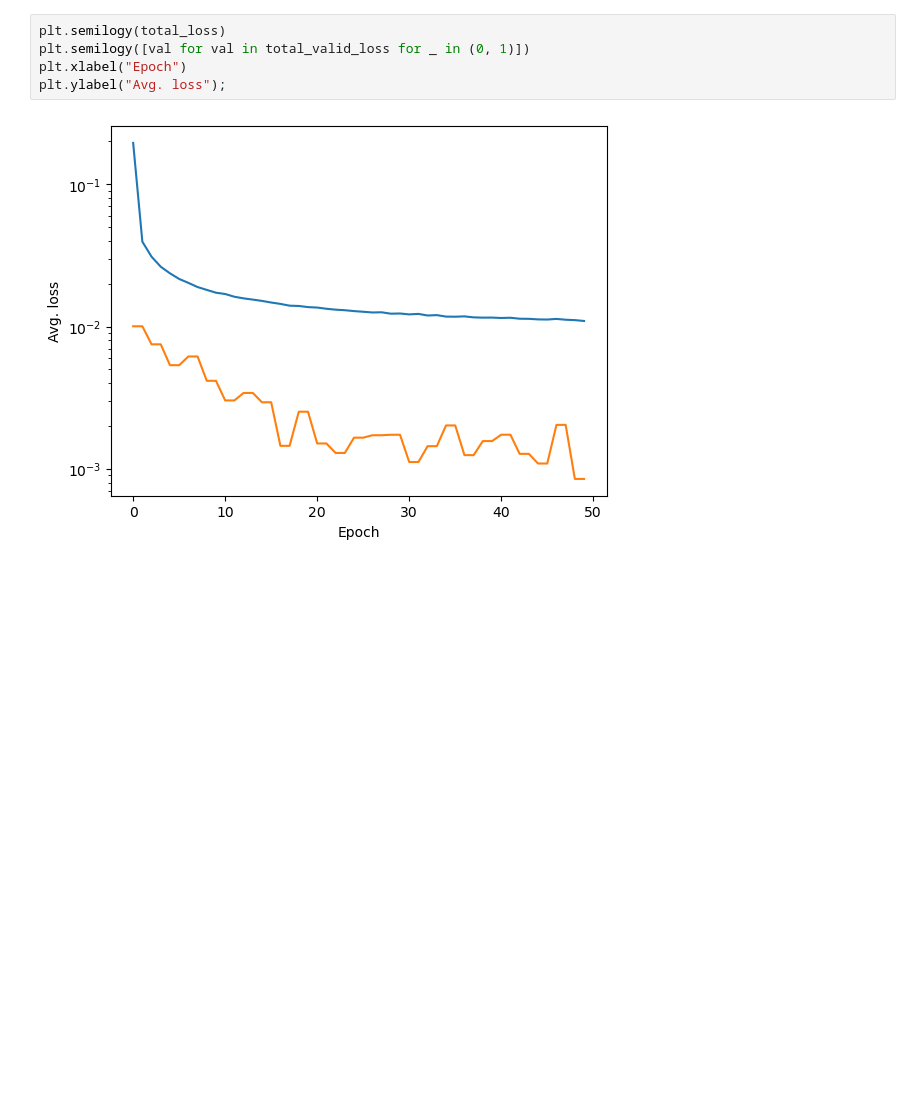
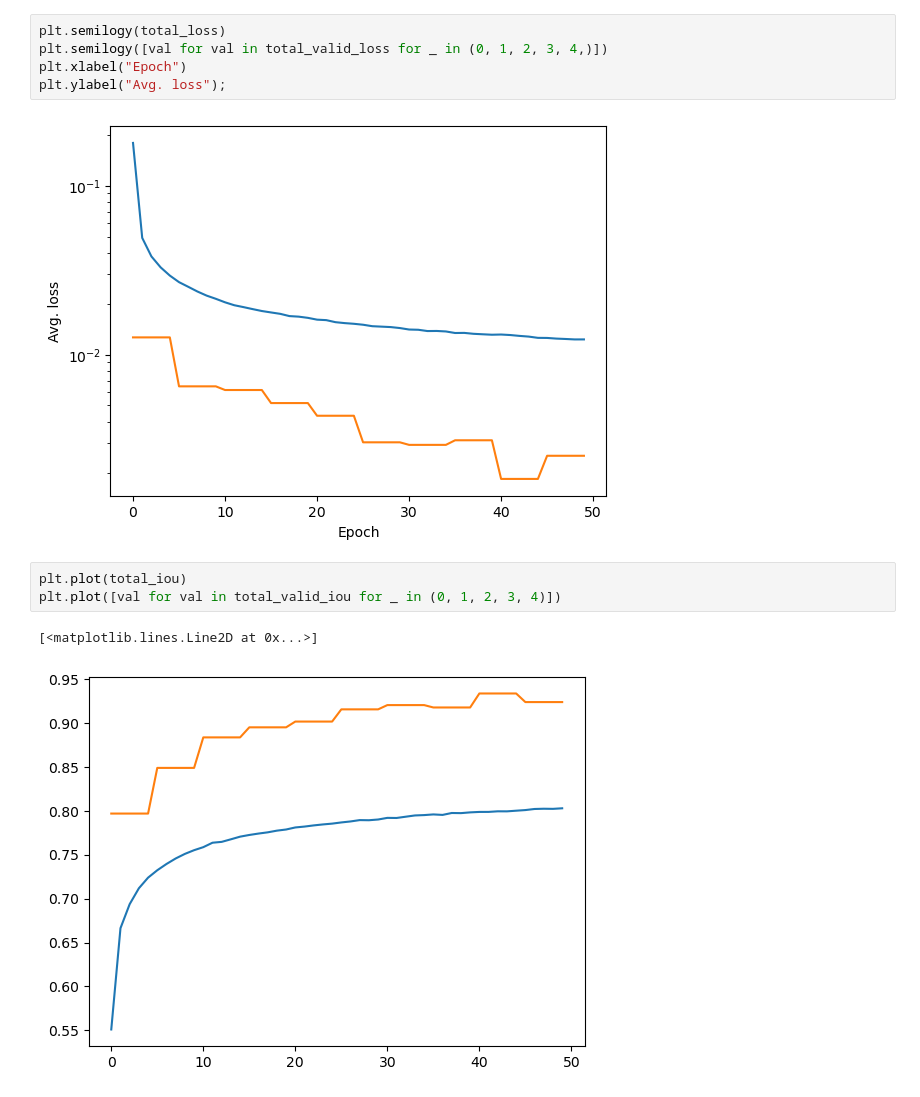
Before and after one commit to jjanarek/shape-recognition, a Jupyter notebook: simple_rectangle.ipynb, the cells around one changed output. Cells and saved outputs as stored; diff of their text form; blank space fills up the shorter version.

```diff
--- a/simple_rectangle.ipynb
+++ b/simple_rectangle.ipynb
@@ -104,9 +114,15 @@ Epoch 48/50:             train loss: 0.01109     validation loss: 0.00085
 # %%
 plt.semilogy(total_loss)
-plt.semilogy([val for val in total_valid_loss for _ in (0, 1)])
+plt.semilogy([val for val in total_valid_loss for _ in (0, 1, 2, 3, 4,)])
 plt.xlabel("Epoch")
 plt.ylabel("Avg. loss");
 # %% [output]
-[figure, old version]
+[figure, new version]
+# %%
+plt.plot(total_iou)
+plt.plot([val for val in total_valid_iou for _ in (0, 1, 2, 3, 4)])
+# %% [output]
+[<matplotlib.lines.Line2D at 0x...>]
+[figure, added]
 # %%
 model.eval()
```
Also changed, not shown: parts of 6 cells of this notebook, 2 other files.
